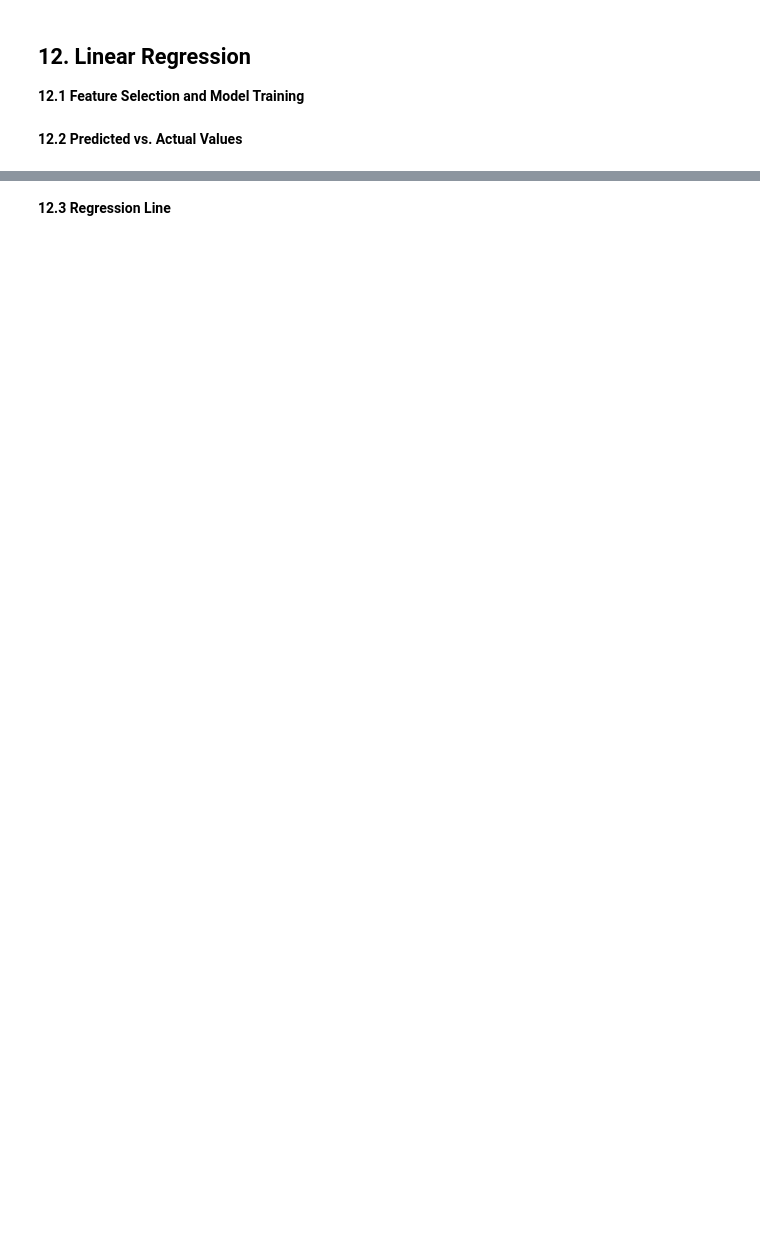
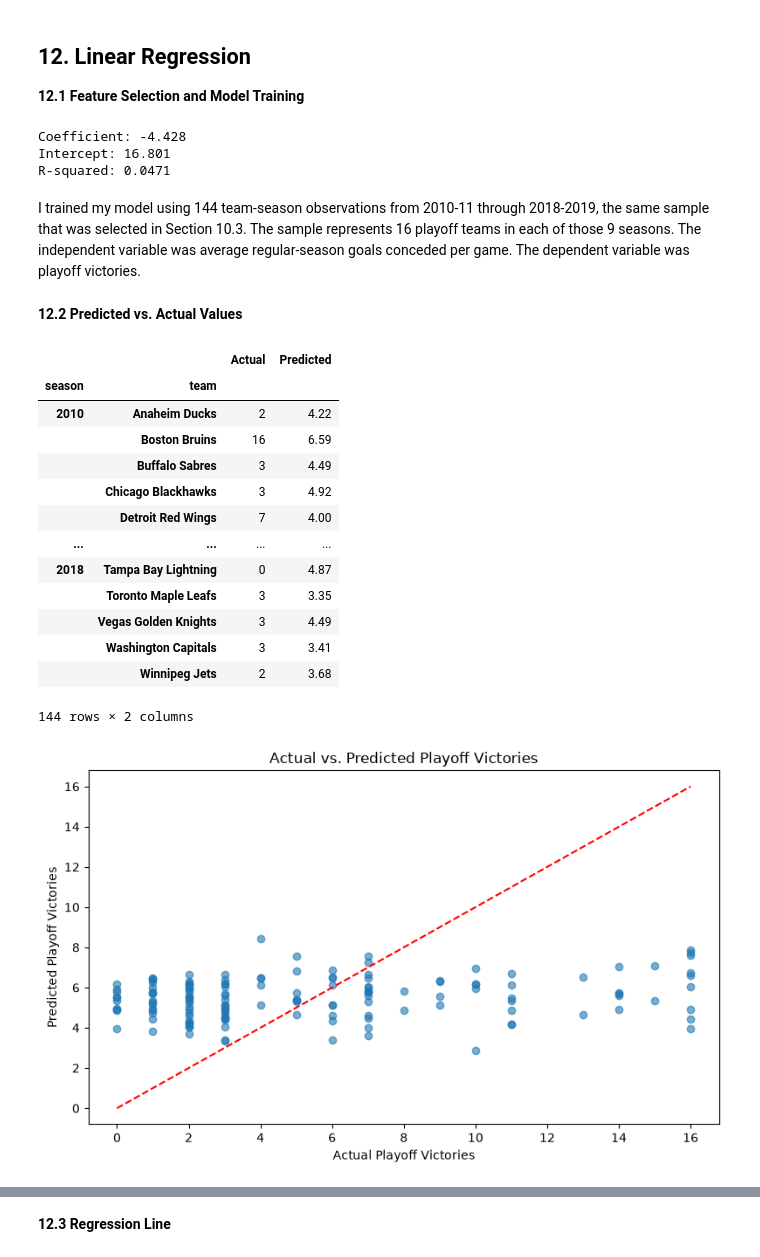
Before and after one commit to jbenigeriBU/DX602-Final-Project, a Jupyter notebook: DX602_Final_Project.ipynb, the cells around one changed output, grey strips where cells are left out. Cells and saved outputs as stored; diff of their text form; code cells hidden in the pictures; blank space fills up the shorter version.

Commit message:
Section 12 done! HOME STRETCH

```diff
--- a/DX602_Final_Project.ipynb
+++ b/DX602_Final_Project.ipynb
@@ -1778,5 +1778,65 @@ Compared to my findings in Section 10.2, penalty-kill efficiency has a stronger
 ## 12. Linear Regression
 
 **12.1 Feature Selection and Model Training**
+# %%
+from sklearn.linear_model import LinearRegression
+
+# Select feature and target
+X = playoff_analysis[["goals_conceded"]]
+y = playoff_analysis["playoff_wins"]
+
+# Train the linear regression model
+model = LinearRegression()
+model.fit(X, y)
+
+# Display model results
+print("Coefficient:", round(model.coef_[0], 3))
+print("Intercept:", round(model.intercept_, 3))
+print("R-squared:", round(model.score(X, y), 4))
+# %% [output]
+Coefficient: -4.428
+Intercept: 16.801
+R-squared: 0.0471
+# %% [markdown]
+I trained my model using 144 team-season observations from 2010-11 through 2018-2019, the same sample that was selected in Section 10.3. The sample represents 16 playoff teams in each of those 9 seasons. The independent variable was average regular-season goals conceded per game. The dependent variable was playoff victories.
 # %% [markdown]
 **12.2 Predicted vs. Actual Values**
+# %%
+# Generate predictions
+y_pred = model.predict(X)
+
+# Compare actual and predicted playoff victories
+predictions = pd.DataFrame({
+    "Actual": y,
+    "Predicted": y_pred
+})
+
+display(predictions.round(2))
+
+# Visualize actual vs. predicted values
+plt.figure(figsize=(8, 5))
+
+plt.scatter(y, y_pred, alpha=0.6)
+plt.plot([0, 16], [0, 16], color="red", linestyle="--")
+
+plt.title("Actual vs. Predicted Playoff Victories")
+plt.xlabel("Actual Playoff Victories")
+plt.ylabel("Predicted Playoff Victories")
+plt.tight_layout()
+plt.show()
+# %% [output]
+|  |  | Actual | Predicted |
+| season | team |  |  |
+| 2010 | Anaheim Ducks | 2 | 4.22 |
+|  | Boston Bruins | 16 | 6.59 |
+|  | Buffalo Sabres | 3 | 4.49 |
+|  | Chicago Blackhawks | 3 | 4.92 |
+|  | Detroit Red Wings | 7 | 4.00 |
+| ... | ... | ... | ... |
+| 2018 | Tampa Bay Lightning | 0 | 4.87 |
+|  | Toronto Maple Leafs | 3 | 3.35 |
+|  | Vegas Golden Knights | 3 | 4.49 |
+|  | Washington Capitals | 3 | 3.41 |
+|  | Winnipeg Jets | 2 | 3.68 |
+144 rows × 2 columns
+[figure, added]
```
Also changed, not shown: parts of 5 cells of this notebook.
